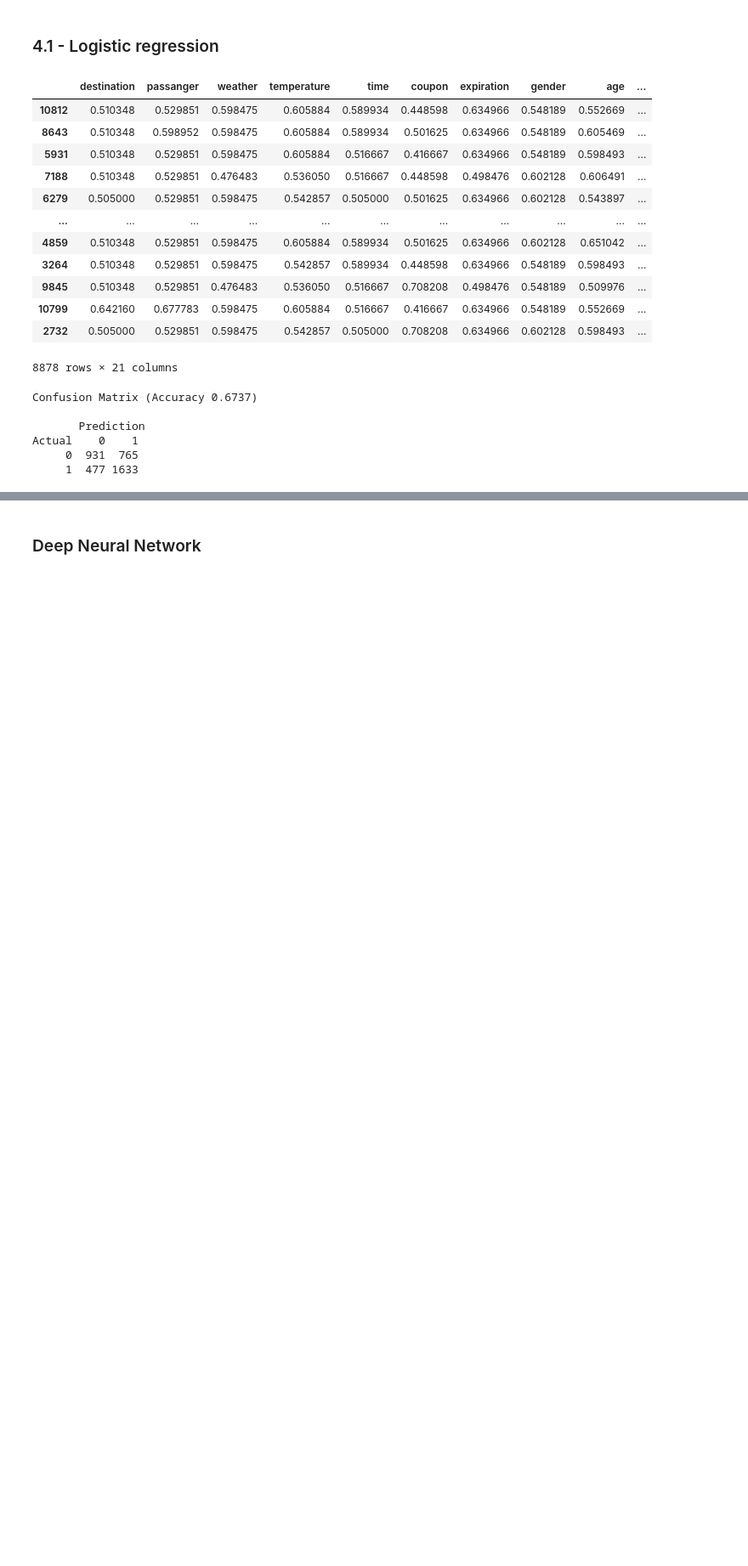
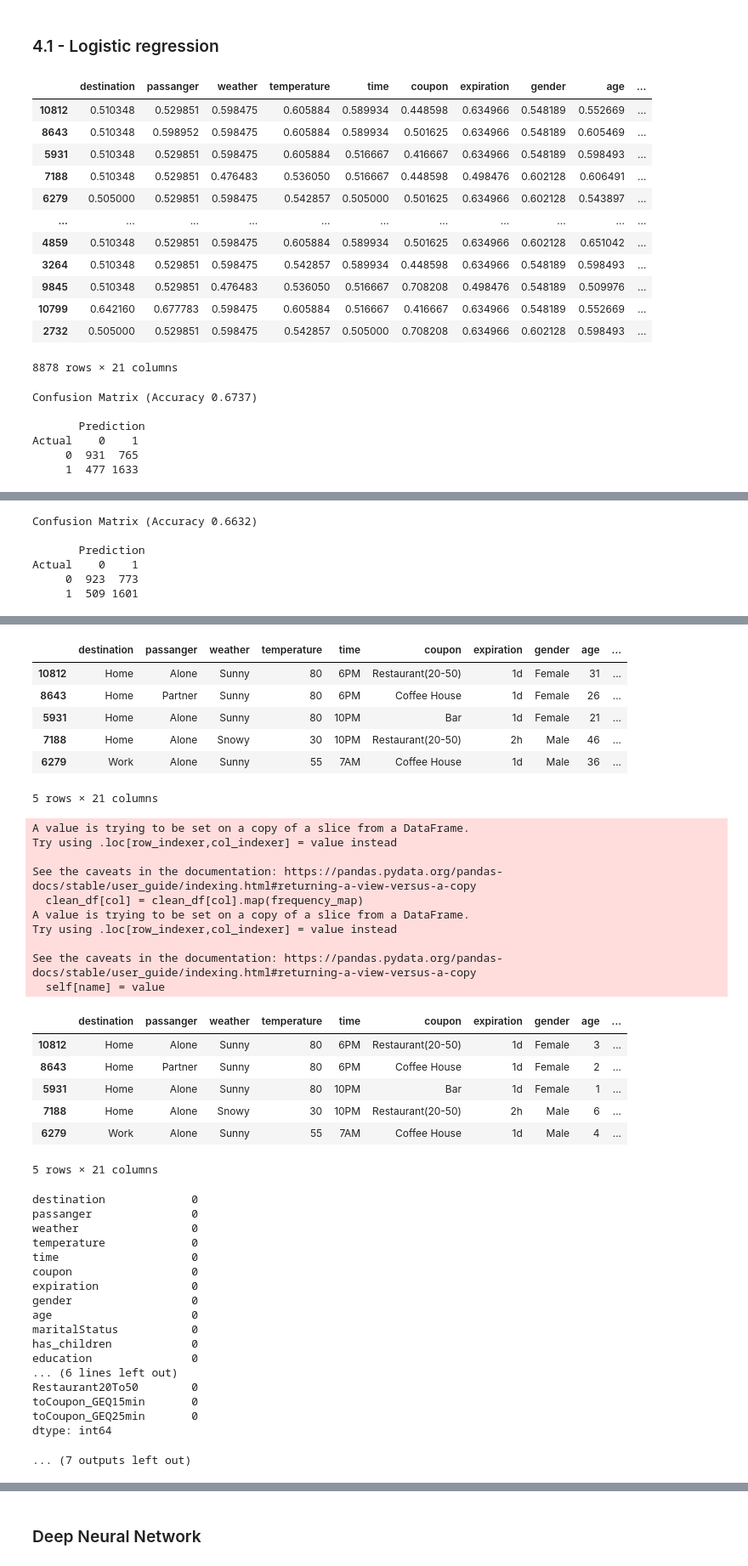
Before and after one commit to AnushkaHegde/In-Vehicle-Coupon-Recommendation-ML-Project, a Jupyter notebook: EDA & Models .ipynb, the cells around one changed output, grey strips where cells are left out. Shown at 85% size. Cells and saved outputs as stored; diff of their text form; code cells hidden in the pictures; blank space fills up the shorter version.

```diff
--- a/EDA & Models .ipynb
+++ b/EDA & Models .ipynb
@@ -370,7 +370,7 @@ def ordinal_encoder(train, test, columns):
     return train_transformed, test_transformed
 # %%
 print(df_droped.columns)
-ordial_columns = ['age', 'education', 'Bar', 'CoffeeHouse', 'CarryAway', 'RestaurantLessThan20', 'Restaurant20To50']
+ordial_columns = ['age', 'education', 'income', 'Bar', 'CoffeeHouse', 'CarryAway', 'RestaurantLessThan20', 'Restaurant20To50']
 XTrain_after_ordinal, XTest_after_ordinal = ordinal_encoder(XTrain, XTest, ordial_columns)
 display(XTrain.head())
 display(XTest.head())
@@ -837,0 +848,30 @@ classificationSummary(yTest, lr.predict(test_after_one_hot_encoding))
+# %%
+# One Hot Encoding + Ordianal Encoding
+XTrain_after_ordinal, XTest_after_ordinal = ordinal_encoder(XTrain, XTest, ordial_columns)
+train_after_one_hot_encoding, test_after_one_hot_encoding = one_hot_encoding(XTrain_after_ordinal, XTest_after_ordinal, columns=[i for i in XTrain.columns if i not in ordial_columns])
+display(train_after_one_hot_encoding.head())
+display(test_after_one_hot_encoding)
+
+lr.fit(train_after_one_hot_encoding, yTrain)
+classificationSummary(yTest, lr.predict(test_after_one_hot_encoding))
+
+
+## Ordinal encoding with some order assignment
+target = ['Y']
+XP = df_droped.drop(columns = target)
+yP = df_droped[target]
+XTrain, XTest, yTrain, yTest = train_test_split(XP, yP, test_size=0.3, random_state=0)
+display(XTrain.head())
+
+XTrain_after_ordinal_o = ordinal_encoding(XTrain)
+XTest_after_ordinal_o = ordinal_encoding(XTest)
+display(XTrain.head())
+display(XTrain_after_ordinal_o.isnull().sum())
+display(XTest_after_ordinal_o.isnull().sum())
+train_after_one_hot_encoding_n, test_after_one_hot_encoding_n = one_hot_encoding(XTrain_after_ordinal_o, XTest_after_ordinal_o, columns=[i for i in XTrain.columns if i not in ordial_columns])
+display(train_after_one_hot_encoding_n.head())
+display(test_after_one_hot_encoding_n)
+
+lr.fit(train_after_one_hot_encoding_n, yTrain)
+classificationSummary(yTest, lr.predict(test_after_one_hot_encoding_n))
+# %% [output]
@@ -837,0 +898,6 @@ classificationSummary(yTest, lr.predict(test_after_one_hot_encoding))
+Confusion Matrix (Accuracy 0.6632)
+
+       Prediction
+Actual    0    1
+     0  923  773
+     1  509 1601
@@ -837,0 +911,42 @@ classificationSummary(yTest, lr.predict(test_after_one_hot_encoding))
+|  | destination | passanger | weather | temperature | time | coupon | expiration | gender | age | ... |
+| 10812 | Home | Alone | Sunny | 80 | 6PM | Restaurant(20-50) | 1d | Female | 31 | ... |
+| 8643 | Home | Partner | Sunny | 80 | 6PM | Coffee House | 1d | Female | 26 | ... |
+| 5931 | Home | Alone | Sunny | 80 | 10PM | Bar | 1d | Female | 21 | ... |
+| 7188 | Home | Alone | Snowy | 30 | 10PM | Restaurant(20-50) | 2h | Male | 46 | ... |
+| 6279 | Work | Alone | Sunny | 55 | 7AM | Coffee House | 1d | Male | 36 | ... |
+5 rows × 21 columns
+A value is trying to be set on a copy of a slice from a DataFrame.
+Try using .loc[row_indexer,col_indexer] = value instead
+
+See the caveats in the documentation: https://pandas.pydata.org/pandas-docs/stable/user_guide/indexing.html#returning-a-view-versus-a-copy
+  clean_df[col] = clean_df[col].map(frequency_map)
+A value is trying to be set on a copy of a slice from a DataFrame.
+Try using .loc[row_indexer,col_indexer] = value instead
+
+See the caveats in the documentation: https://pandas.pydata.org/pandas-docs/stable/user_guide/indexing.html#returning-a-view-versus-a-copy
+  self[name] = value
+|  | destination | passanger | weather | temperature | time | coupon | expiration | gender | age | ... |
+| 10812 | Home | Alone | Sunny | 80 | 6PM | Restaurant(20-50) | 1d | Female | 3 | ... |
+| 8643 | Home | Partner | Sunny | 80 | 6PM | Coffee House | 1d | Female | 2 | ... |
+| 5931 | Home | Alone | Sunny | 80 | 10PM | Bar | 1d | Female | 1 | ... |
+| 7188 | Home | Alone | Snowy | 30 | 10PM | Restaurant(20-50) | 2h | Male | 6 | ... |
+| 6279 | Work | Alone | Sunny | 55 | 7AM | Coffee House | 1d | Male | 4 | ... |
+5 rows × 21 columns
+destination             0
+passanger               0
+weather                 0
+temperature             0
+time                    0
+coupon                  0
+expiration              0
+gender                  0
+age                     0
+maritalStatus           0
+has_children            0
+education               0
+... (6 lines left out)
+Restaurant20To50        0
+toCoupon_GEQ15min       0
+toCoupon_GEQ25min       0
+dtype: int64
+... (7 outputs left out)
```
Also changed, not shown: parts of 6 cells of this notebook.
